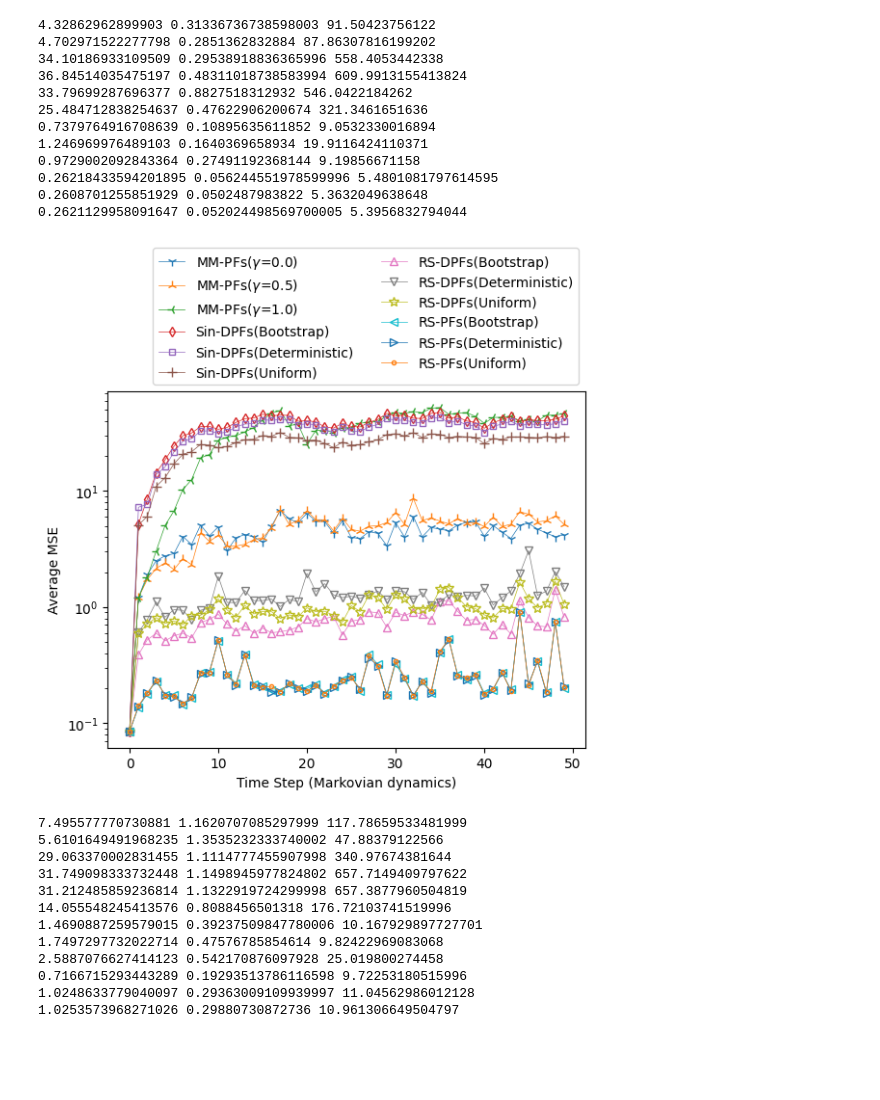
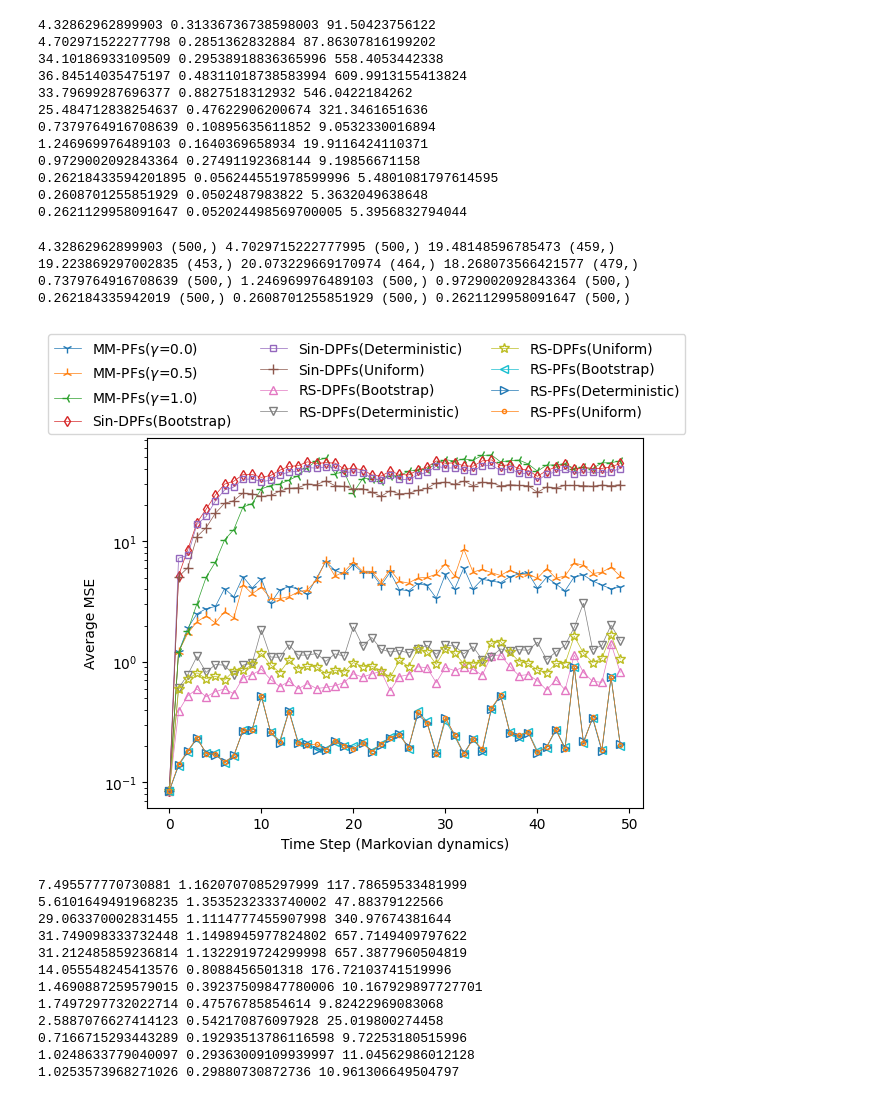
Before and after one commit to WickhamLi/RS-DBPF, a Jupyter notebook: results/Figures.ipynb, the cells around one changed output. Drawn from its saved outputs; the diff is of its cells as text; code cells hidden in the pictures; blank space fills up the shorter version.

```diff
--- a/results/Figures.ipynb
+++ b/results/Figures.ipynb
@@ -306,40 +340,77 @@ print(mse_Mark_Uni_mul.mean(), mse_Mark_Uni_mul.mean(axis=1).min(), mse_Mark_Uni
 0.26218433594201895 0.056244551978599996 5.4801081797614595
 0.2608701255851929 0.0502487983822 5.3632049638648
 0.2621129958091647 0.052024498569700005 5.3956832794044
+# %%
+a = mse_Mark_gamma0_mul.mean(axis=1)
+b = mse_Mark_gamma5_mul.mean(axis=1)
+c = mse_Mark_gamma1_mul.mean(axis=1)
+a = a[a<100]
+b = b[b<100]
+c = c[c<100]
+print(a.mean(), a.shape, b.mean(), b.shape, c.mean(), c.shape)
+
+d = mse_rsFalse_nfFalse_Mark_Boot_mul.mean(axis=1)
+e = mse_rsFalse_nfFalse_Mark_Deter_mul.mean(axis=1)
+f = mse_rsFalse_nfFalse_Mark_Uni_mul.mean(axis=1)
+d = d[d<100]
+e = e[e<100]
+f = f[f<100]
+print(d.mean(), d.shape, e.mean(), e.shape, f.mean(), f.shape)
+
+g = mse_rsTrue_nfFalse_Mark_Boot_mul.mean(axis=1)
+h = mse_rsTrue_nfFalse_Mark_Deter_mul.mean(axis=1)
+i = mse_rsTrue_nfFalse_Mark_Uni_mul.mean(axis=1)
+g = g[g<100]
+h = h[h<100]
+i = i[i<100]
+print(g.mean(), g.shape, h.mean(), h.shape, i.mean(), i.shape)
+
+j = mse_Mark_Boot_mul.mean(axis=1)
+k = mse_Mark_Deter_mul.mean(axis=1)
+l = mse_Mark_Uni_mul.mean(axis=1)
+j = j[j<100]
+k = k[k<100]
+l = l[l<100]
+print(j.mean(), j.shape, k.mean(), k.shape, l.mean(), l.shape)
+# %% [output]
+4.32862962899903 (500,) 4.7029715222777995 (500,) 19.48148596785473 (459,)
+19.223869297002835 (453,) 20.073229669170974 (464,) 18.268073566421577 (479,)
+0.7379764916708639 (500,) 1.246969976489103 (500,) 0.9729002092843364 (500,)
+0.262184335942019 (500,) 0.2608701255851929 (500,) 0.2621129958091647 (500,)
 # %%
 # plt.figure(figsize=(8, 6))
 
 plt.plot(mse_Mark_gamma0_mul.mean(axis=0), label='MM-PFs($\gamma$=0.0)', linewidth=0.5, marker='1', mfc='none', markersize=7)
 plt.plot(mse_Mark_gamma5_mul.mean(axis=0), label='MM-PFs($\gamma$=0.5)', linewidth=0.5, marker='2', mfc='none', markersize=7)
 plt.plot(mse_Mark_gamma1_mul.mean(axis=0), label='MM-PFs($\gamma$=1.0)', linewidth=0.5, marker='3', mfc='none', markersize=7)
 
 plt.plot(mse_rsFalse_nfFalse_Mark_Boot_mul.mean(axis=0), label='Sin-DPFs(Bootstrap)', linewidth=0.5, marker='d', mfc='none', markersize=5)
 plt.plot(mse_rsFalse_nfFalse_Mark_Deter_mul.mean(axis=0), label='Sin-DPFs(Deterministic)', linewidth=0.5, marker='s', mfc='none', markersize=5)
 plt.plot(mse_rsFalse_nfFalse_Mark_Uni_mul.mean(axis=0), label='Sin-DPFs(Uniform)', linewidth=0.5, marker='+', mfc='none', markersize=7)
 
 plt.plot(mse_rsTrue_nfFalse_Mark_Boot_mul.mean(axis=0), label='RS-DPFs(Bootstrap)', linewidth=0.5, marker='^', mfc='none', markersize=6)
 plt.plot(mse_rsTrue_nfFalse_Mark_Deter_mul.mean(axis=0), label='RS-DPFs(Deterministic)', linewidth=0.5, marker='v', mfc='none', markersize=6)
 plt.plot(mse_rsTrue_nfFalse_Mark_Uni_mul.mean(axis=0), label='RS-DPFs(Uniform)', linewidth=0.5, marker='*', mfc='none', markersize=7)
 
 plt.plot(mse_Mark_Boot_mul.mean(axis=0), label='RS-PFs(Bootstrap)', linewidth=0.5, marker='<', mfc='none', markersize=6)
 plt.plot(mse_Mark_Deter_mul.mean(axis=0), label='RS-PFs(Deterministic)', linewidth=0.5, marker='>', mfc='none', markersize=6)
 plt.plot(mse_Mark_Uni_mul.mean(axis=0), label='RS-PFs(Uniform)', linewidth=0.5, marker='.', mfc='none', markersize=6)
 
 # plt.fill_between(np.arange(50), mse_dpfmax, mse_dpfmin, alpha=0.2)
 # plt.fill_between(np.arange(50), mse_pfmax, mse_pfmin, alpha=0.2)
 # plt.fill_between(np.arange(50), mse_singdpfmax, mse_singdpfmin, alpha=0.2)
 
 plt.xlabel('Time Step (Markovian dynamics)', fontsize=10)
 plt.ylabel('Average MSE', fontsize=10)
 plt.xticks(fontsize=10)
 plt.yticks(fontsize=10)
 plt.yscale('log')
-plt.legend(bbox_to_anchor=(0.08, 1), fontsize=10, ncol=2)
+plt.legend(bbox_to_anchor=(1.1, 1.3), fontsize=10, ncol=3)
 # plt.tight_layout()
 plt.savefig('MSE_Mark_1', bbox_inches='tight')
 plt.show()
 # %% [output]
-[figure, old version]
+[figure, new version]
 # %%
 mse_rsFalse_nfFalse_Mark_Boot_mul = np.loadtxt('rsdpf_0.3/mse_rsFalse_nfFalse_Mark_Boot_mul', delimiter=',', skiprows=1, usecols=(np.arange(1, 51)))
 mse_rsFalse_nfFalse_Mark_Deter_mul = np.loadtxt('rsdpf_0.3/mse_rsFalse_nfFalse_Mark_Deter_mul', delimiter=',', skiprows=1, usecols=(np.arange(1, 51)))
```
Also changed, not shown: parts of 2 cells of this notebook, 14 other files.
